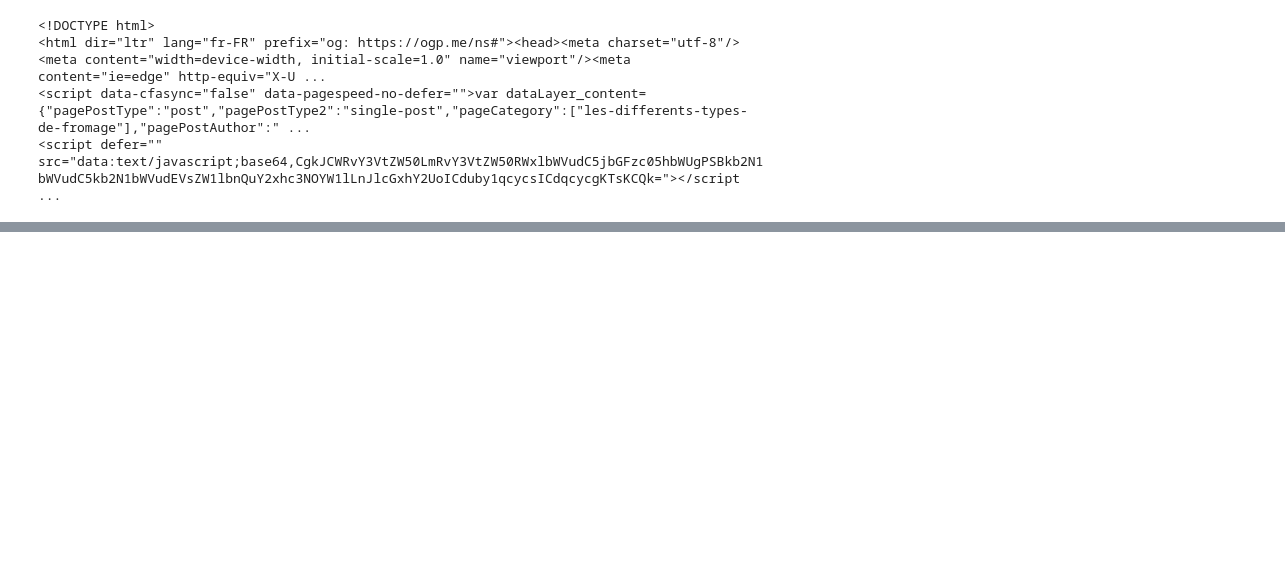
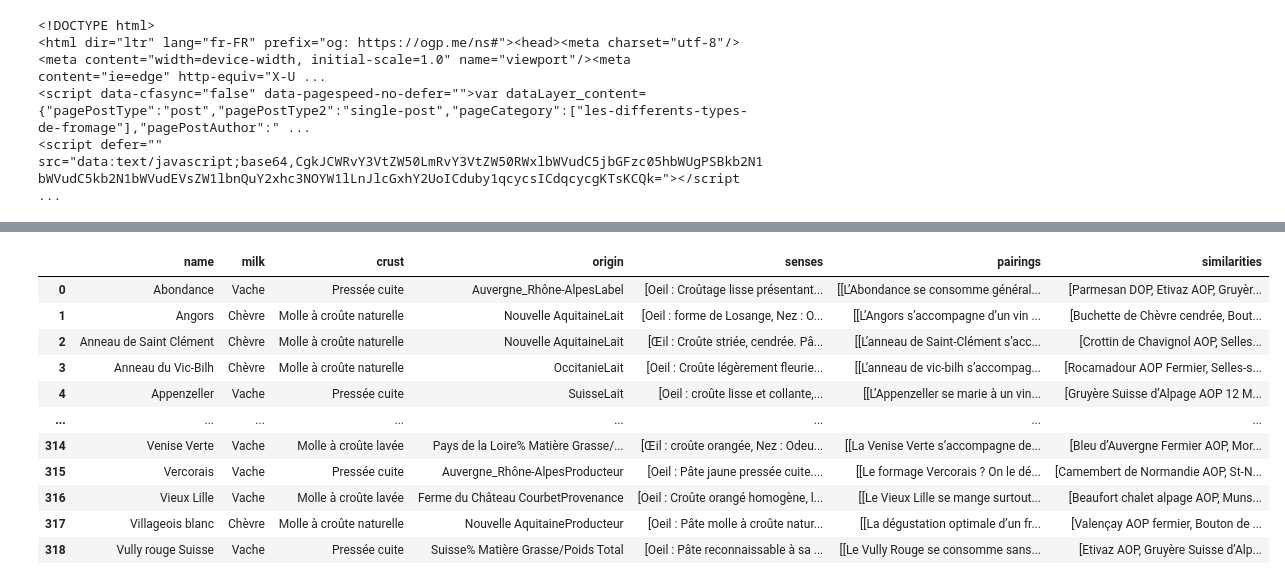
Before and after one commit to Kepler56/fromage-finder, a Jupyter notebook: webscraping_fromages.ipynb, the cells around one changed output, grey strips where cells are left out. Drawn from its saved outputs; the diff is of its cells as text; code cells hidden in the pictures; blank space fills up the shorter version.

Commit message:
used another webiste for information and saved in csv

```diff
--- a/webscraping_fromages.ipynb
+++ b/webscraping_fromages.ipynb
@@ -250,20 +250,3 @@ Change the following information:
 url_list_cheese = "https://www.quiveutdufromage.com/liste-des-fromages"
 table = pd.read_html(url_list_cheese)
 additional_cheese_information = table[0]
-
-#Access all of the a tags of the table
-soup = BeautifulSoup(url_list_cheese,"html.parser")
-tables = soup.find('table', {'class':'is-notresponsive'})
-
-#Seperate the name of the cheeses, the family and crust
-
-#Create a list of the a tags
-a_tags = []
-for table in tables:
-    a_tags.append(table.find_all('a'))
-
-#Find the href in the list of a tags
-href = []
-for a_tag in a_tags:
-    for element in a_tag:
-            href.append(element.get("href"))
@@ -390,15 +351,15 @@ def provenance(soup):
         provenance = np.nan
     else:
         li = ul.find('li')
-        provenance = li.text.split(":")[1].replace("Label","").replace("Lait","").replace("Producteur","").replace("%","")
+        provenance = li.text.split(":")[1]
     return provenance
 
-#Price of cheese
-def prix(soup):
-    div_product_details = soup.find('div', {'class':'woocommerce-product-details__short-description product_excerpt'})
-    p = div_product_details.find_all('p')[-1]
-    prix = p.text.replace("€","").replace("\xa0","")
-    return prix
+#Price of cheese - I don't know if you need to include this as the price changes everytime (look for another solution)
+# def prix(soup):
+#     div_product_details = soup.find('div', {'class':'woocommerce-product-details__short-description product_excerpt'})
+#     p = div_product_details.find_all('p')[-1]
+#     prix = p.text.replace("€","").replace("\xa0","")
+#     return prix
 
 #The different senses of that cheese (sight, touch, nose, touch)
 def voyage_sensoriel(soup):
@@ -413,56 +374,57 @@ def voyage_sensoriel(soup):
     return list_senses
 
 #The different pairings that can come with the cheese
-# def accords(soup):
-#     li = soup.find('li', {'id':'accords'})
-#     if li is None:
-#         accords = np.nan
-#     else:
-#         p = li.find('p')
-#         accords = p.text.replace('\xa0', " ")
-#     return accords
+def accords(soup):
+    li = soup.find('li', {'id':'accords'})
+    if li is None:
+        accords = np.nan
+    else:
+        accords = li.find_all('p')
+    return accords
 
 #The similar cheeses we have in this category
 def similar_cheeses(soup):
     h2 = soup.find_all('h2', {'class':'woocommerce-loop-product__title'})
     similar_cheeses_names = [name.text for name in h2]
     return similar_cheeses_names
 
-cheeses = pd.DataFrame(columns=["name","milk","crust","origin","price","visual","smell","taste","touch", "similarities"])
+cheeses = pd.DataFrame(columns=["name","milk","crust","origin", "senses", "pairings", "similarities"])
 
 for index in range(0,len(href)):
     data = requests.get(href[index]).text
     soup = BeautifulSoup(data,"html.parser")
     name = cheese_name[index]
     milk = cheese_family[index]
     crust = cheese_crust[index]
     origin = provenance(soup)
-    price = prix(soup)
     senses = voyage_sensoriel(soup)
-    if len(senses) < 4:
-        pass
-    else:
-        visual = senses[0]
-        smell = senses[1]
-        taste = senses[2]
-        touch = senses[3]
-    # pairings = accords(soup)
+    pairings = accords(soup)
     similarities = similar_cheeses(soup)
 
     cheeses = cheeses.append(
         {
-            "nom": name,
+            "name": name,
             "milk": milk,
             "crust":crust,
-            "origin":origin,
-            "visual": visual,
-            "smell":smell,
-            "taste":taste,
-            "touch":touch,
+            "origin": origin,
+            "senses": senses,
+            "pairings": pairings,
             "similarities": similarities
         },
         ignore_index = True
     )
 
 cheeses
 # %% [output]
+|  | name | milk | crust | origin | senses | pairings | similarities |
+| 0 | Abondance | Vache | Pressée cuite | Auvergne_Rhône-AlpesLabel | [Oeil : Croûtage lisse présentant... | [[L’Abondance se consomme général... | [Parmesan DOP, Etivaz AOP, Gruyèr... |
+| 1 | Angors | Chèvre | Molle à croûte naturelle | Nouvelle AquitaineLait | [Oeil : forme de Losange, Nez : O... | [[L’Angors s’accompagne d’un vin ... | [Buchette de Chèvre cendrée, Bout... |
+| 2 | Anneau de Saint Clément | Chèvre | Molle à croûte naturelle | Nouvelle AquitaineLait | [Œil : Croûte striée, cendrée. Pâ... | [[L’anneau de Saint-Clément s’acc... | [Crottin de Chavignol AOP, Selles... |
+| 3 | Anneau du Vic-Bilh | Chèvre | Molle à croûte naturelle | OccitanieLait | [Oeil : Croûte légèrement fleurie... | [[L’anneau de vic-bilh s’accompag... | [Rocamadour AOP Fermier, Selles-s... |
+| 4 | Appenzeller | Vache | Pressée cuite | SuisseLait | [Oeil : croûte lisse et collante,... | [[L’Appenzeller se marie à un vin... | [Gruyère Suisse d’Alpage AOP 12 M... |
+| ... | ... | ... | ... | ... | ... | ... | ... |
+| 314 | Venise Verte | Vache | Molle à croûte lavée | Pays de la Loire% Matière Grasse/... | [Œil : croûte orangée, Nez : Odeu... | [[La Venise Verte s’accompagne de... | [Bleu d’Auvergne Fermier AOP, Mor... |
+| 315 | Vercorais | Vache | Pressée cuite | Auvergne_Rhône-AlpesProducteur | [Oeil : Pâte jaune pressée cuite.... | [[Le formage Vercorais ? On le dé... | [Camembert de Normandie AOP, St-N... |
+| 316 | Vieux Lille | Vache | Molle à croûte lavée | Ferme du Château CourbetProvenance | [Oeil : Croûte orangé homogène, l... | [[Le Vieux Lille se mange surtout... | [Beaufort chalet alpage AOP, Muns... |
+| 317 | Villageois blanc | Chèvre | Molle à croûte naturelle | Nouvelle AquitaineProducteur | [Oeil : Pâte molle à croûte natur... | [[La dégustation optimale d’un fr... | [Valençay AOP fermier, Bouton de ... |
+| 318 | Vully rouge Suisse | Vache | Pressée cuite | Suisse% Matière Grasse/Poids Total | [Oeil : Pâte reconnaissable à sa ... | [[Le Vully Rouge se consomme sans... | [Etivaz AOP, Gruyère Suisse d’Alp... |
```
Also changed, not shown: parts of 4 cells of this notebook, 1 other file.
